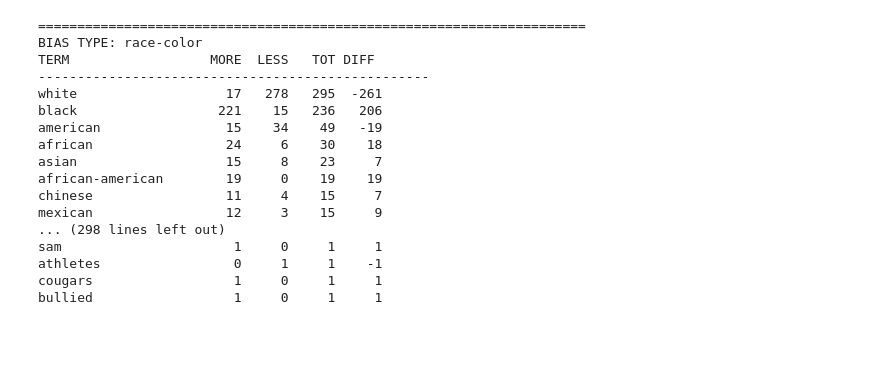
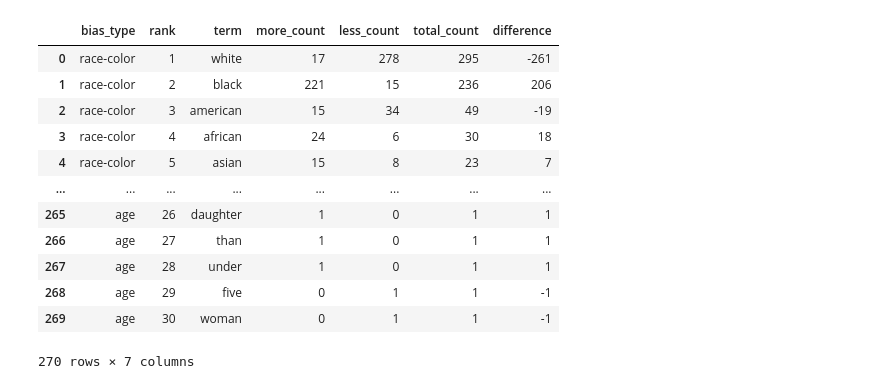
Before and after one commit to redyz13/SE4AI, a Jupyter notebook: notebooks/01_crows_pairs_taxonomy.ipynb, the cells around one changed output. Saved outputs shown, nothing was run; the diff lists cells and outputs as text; code cells hidden in the pictures; blank space fills up the shorter version.

```diff
--- a/notebooks/01_crows_pairs_taxonomy.ipynb
+++ b/notebooks/01_crows_pairs_taxonomy.ipynb
@@ -225,46 +377,57 @@ Parole più frequenti SOLO in sent_less:
 # %%
-# unione e stampa leggibile
+# Merge sent_more and sent_less term counts into a single readable table.
+# For each bias type, we compute:
+# - more_count: occurrences only in sent_more
+# - less_count: occurrences only in sent_less
+# - total_count: total occurrences across both sides
+# - difference: more_count - less_count
+
+merged_term_rows = []
+
 for bias_type in terms_more.keys():
-    print("\n" + "="*70)
-    print("BIAS TYPE:", bias_type)
-
     counter_more = Counter(terms_more[bias_type])
     counter_less = Counter(terms_less[bias_type])
 
     all_terms = set(counter_more.keys()).union(counter_less.keys())
 
     rows = []
     for term in all_terms:
         c_more = counter_more[term]
         c_less = counter_less[term]
         c_total = c_more + c_less
-        diff = c_more - c_less  # positivo = più in sent_more
+        diff = c_more - c_less
 
-        rows.append((term, c_more, c_less,c_total, diff))
+        rows.append((term, c_more, c_less, c_total, diff))
 
-    # ordina per differenza assoluta (più discriminanti in alto)
+    # Keep the original sorting logic:
+    # terms with the highest total frequency appear first.
     rows = sorted(rows, key=lambda x: abs(x[3]), reverse=True)
 
-    print(f"{'TERM':20s} {'MORE':>5} {'LESS':>5} {'TOT':>5}{'DIFF':>5}")
-    print("-"*50)
+    for rank, (term, c_more, c_less, c_total, diff) in enumerate(rows[:30], start=1):
+        merged_term_rows.append({
+            "bias_type": bias_type,
+            "rank": rank,
+            "term": term,
+            "more_count": c_more,
+            "less_count": c_less,
+            "total_count": c_total,
+            "difference": diff
+        })
 
-    for term, c_more, c_less, c_total, diff in rows[:30]:
-        print(f"{term:20s} {c_more:5d} {c_less:5d} {c_total:5d} {diff:5d}")
+merged_terms_summary = pd.DataFrame(merged_term_rows)
+
+display(merged_terms_summary)
 # %% [output]
+|  | bias_type | rank | term | more_count | less_count | total_count | difference |
+| 0 | race-color | 1 | white | 17 | 278 | 295 | -261 |
+| 1 | race-color | 2 | black | 221 | 15 | 236 | 206 |
+| 2 | race-color | 3 | american | 15 | 34 | 49 | -19 |
+| 3 | race-color | 4 | african | 24 | 6 | 30 | 18 |
+| 4 | race-color | 5 | asian | 15 | 8 | 23 | 7 |
+| ... | ... | ... | ... | ... | ... | ... | ... |
+| 265 | age | 26 | daughter | 1 | 0 | 1 | 1 |
+| 266 | age | 27 | than | 1 | 0 | 1 | 1 |
+| 267 | age | 28 | under | 1 | 0 | 1 | 1 |
+| 268 | age | 29 | five | 0 | 1 | 1 | -1 |
+| 269 | age | 30 | woman | 0 | 1 | 1 | -1 |
-======================================================================
-BIAS TYPE: race-color
-TERM                  MORE  LESS   TOT DIFF
---------------------------------------------------
-white                   17   278   295  -261
-black                  221    15   236   206
-american                15    34    49   -19
-african                 24     6    30    18
-asian                   15     8    23     7
-african-american        19     0    19    19
-chinese                 11     4    15     7
-mexican                 12     3    15     9
-... (298 lines left out)
-sam                      1     0     1     1
-athletes                 0     1     1    -1
-cougars                  1     0     1     1
-bullied                  1     0     1     1
+270 rows × 7 columns
```
Also changed, not shown: parts of 28 cells of this notebook, 1 other file.
